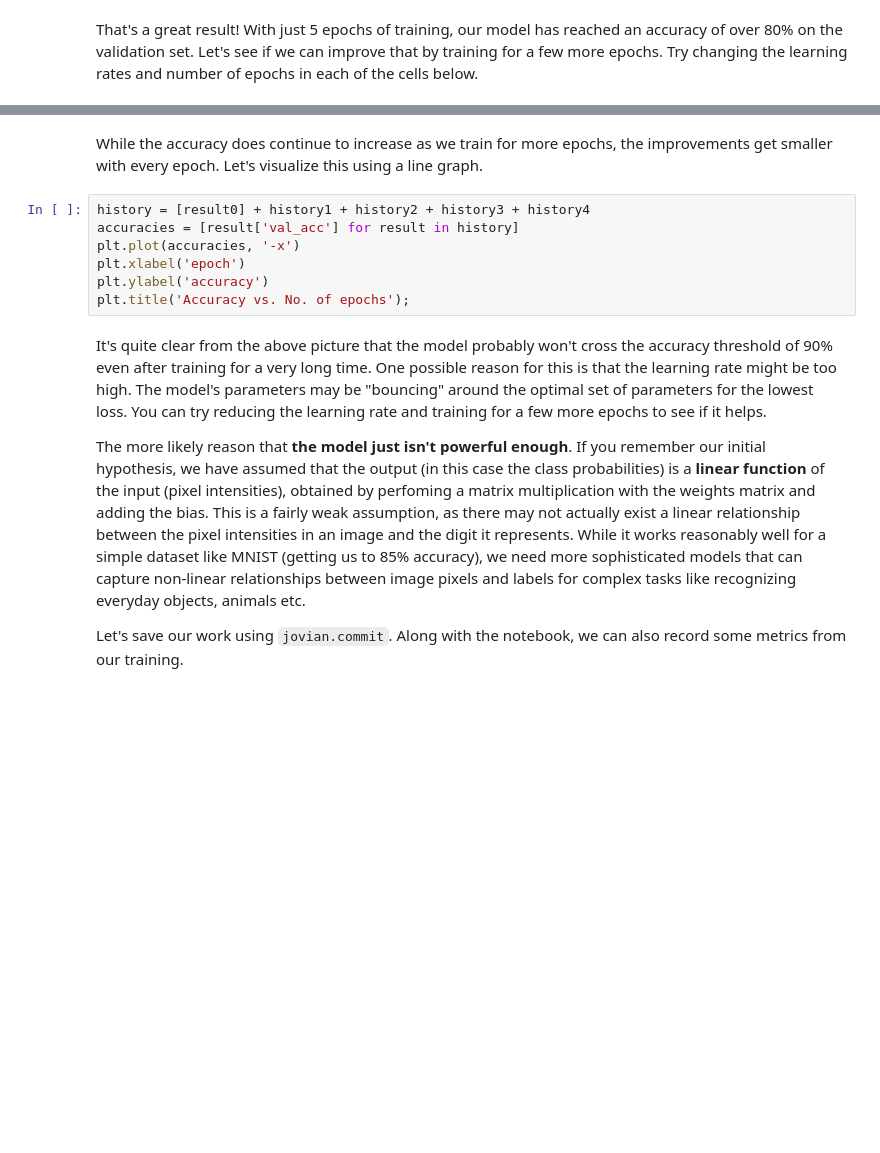
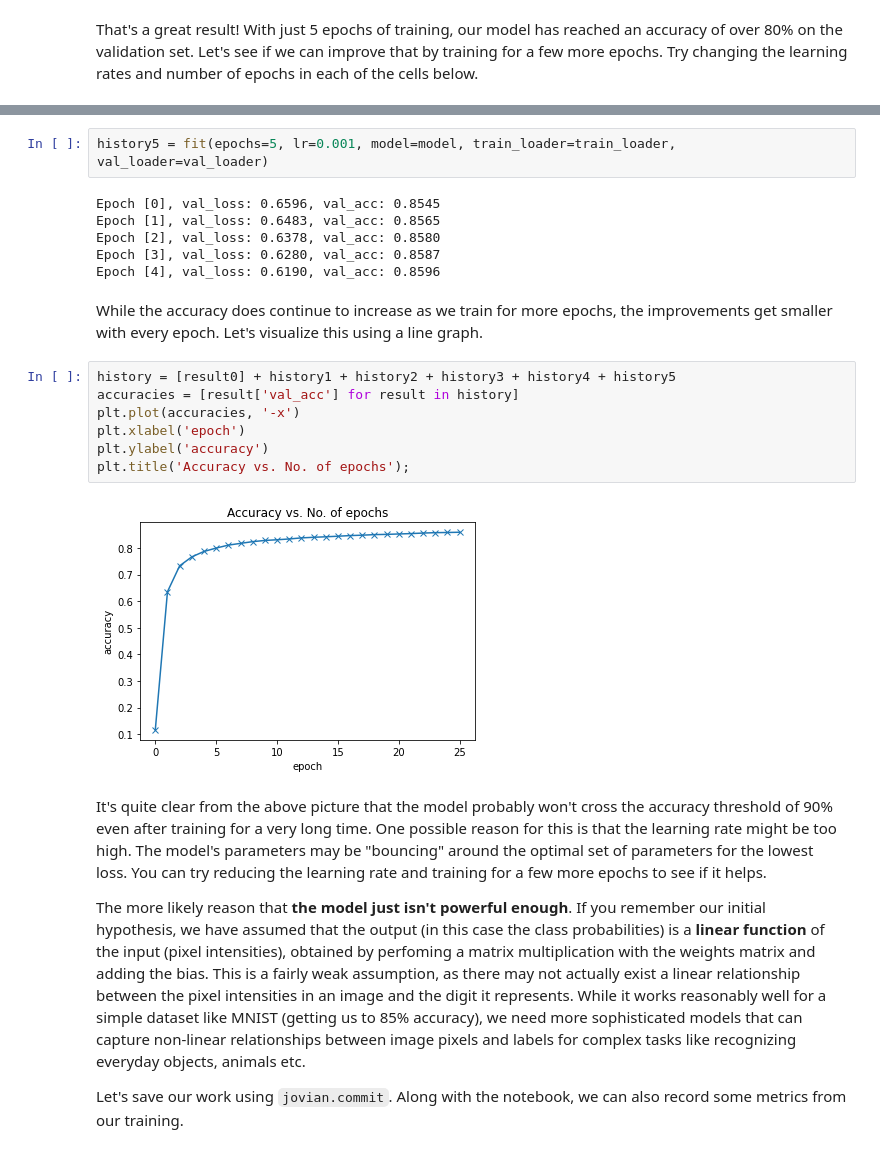
Before and after one commit to PRO-AnkitVerma/pytorch-tutorials, a Jupyter notebook: 03_logistic_regression.ipynb, the cells around one changed output, grey strips where cells are left out. Drawn from its saved outputs; the diff is of its cells as text; blank space fills up the shorter version.

```diff
--- a/03_logistic_regression.ipynb
+++ b/03_logistic_regression.ipynb
@@ -600,12 +679,22 @@ history4 = fit(5, 0.001, model, train_loader, val_loader)
+# %%
+history5 = fit(epochs=5, lr=0.001, model=model, train_loader=train_loader, val_loader=val_loader)
+# %% [output]
+Epoch [0], val_loss: 0.6596, val_acc: 0.8545
+Epoch [1], val_loss: 0.6483, val_acc: 0.8565
+Epoch [2], val_loss: 0.6378, val_acc: 0.8580
+Epoch [3], val_loss: 0.6280, val_acc: 0.8587
+Epoch [4], val_loss: 0.6190, val_acc: 0.8596
 # %% [markdown]
 While the accuracy does continue to increase as we train for more epochs, the improvements get smaller with every epoch. Let's visualize this using a line graph.
 # %%
-history = [result0] + history1 + history2 + history3 + history4
+history = [result0] + history1 + history2 + history3 + history4 + history5
 accuracies = [result['val_acc'] for result in history]
 plt.plot(accuracies, '-x')
 plt.xlabel('epoch')
 plt.ylabel('accuracy')
 plt.title('Accuracy vs. No. of epochs');
+# %% [output]
+[figure, added]
 # %% [markdown]
 It's quite clear from the above picture that the model probably won't cross the accuracy threshold of 90% even after training for a very long time. One possible reason for this is that the learning rate might be too high. The model's parameters may be "bouncing" around the optimal set of parameters for the lowest loss. You can try reducing the learning rate and training for a few more epochs to see if it helps.
 
```
Also changed, not shown: parts of 36 cells of this notebook.
